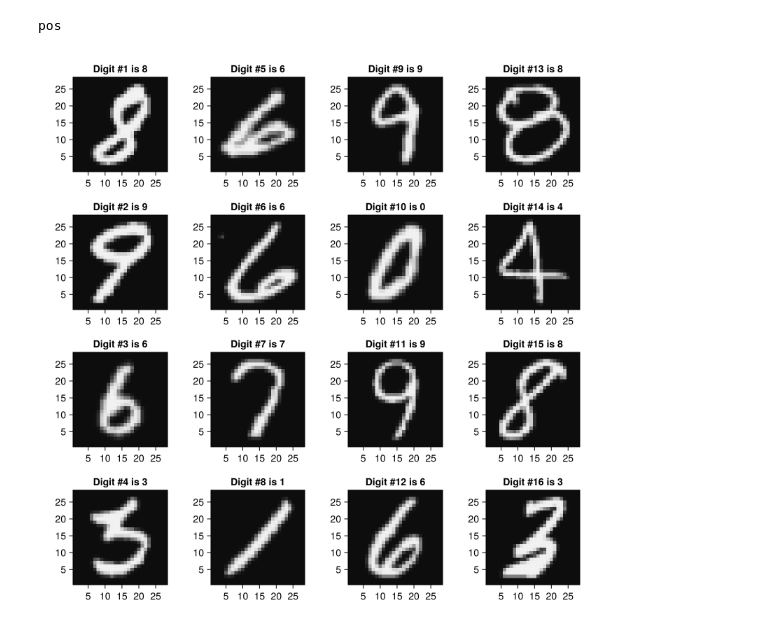
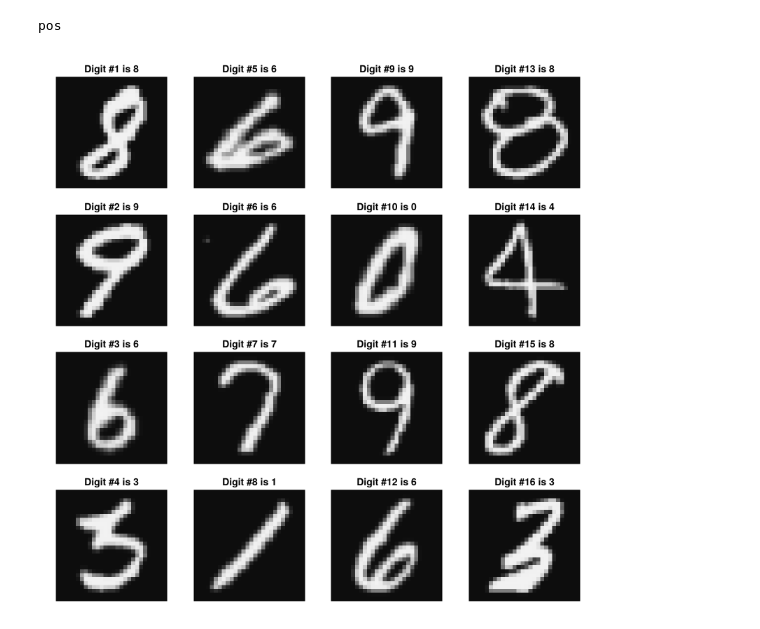
Before and after one commit to graeme-a-stewart/OxfordML-code, a Jupyter notebook: dl_digits/read-matlab.ipynb, the cells around one changed output. Cells and saved outputs as stored; diff of their text form; code cells hidden in the pictures.

Commit message:
Suppress labels on heatmap

```diff
--- a/dl_digits/read-matlab.ipynb
+++ b/dl_digits/read-matlab.ipynb
@@ -70,14 +70,15 @@ pos
 # %%
 # Now plot a bunch of the first digits
 f = Figure(size=(800,800))
 for d in 1:16
     ax = Axis(f[pos(d,4)...], aspect = DataAspect(),
         title = "Digit #$d is $(Int(vars["dataset"]["train"]["labels"][d]))",)
+    hidedecorations!(ax)
     heatmap!(ax, rotr90(reshape(vars["dataset"]["train"]["images"][d,:], (28, 28))),
         colormap = :grays,
         colorrange = (0, 255),
     )
 end
 f
 # %% [output]
-[figure, old version]
+[figure, new version]
```
